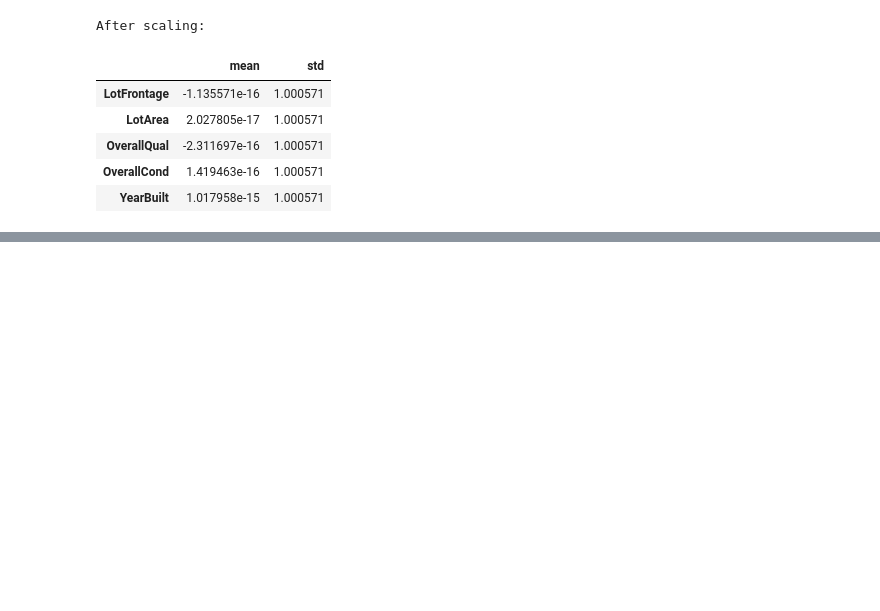
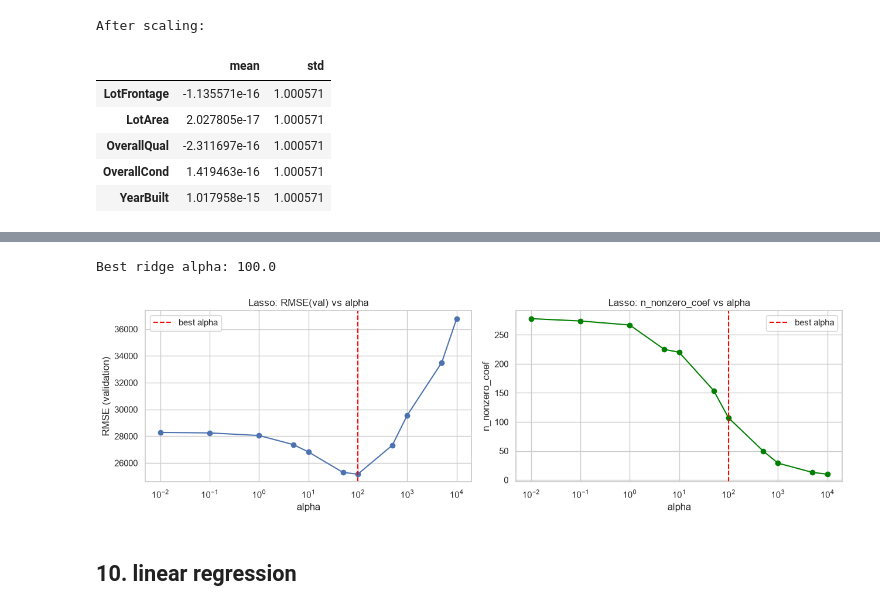
Before and after one commit to anuri-el/Machine-Learning-Technologies, a Jupyter notebook: lab-2.ipynb, the cells around one changed output, grey strips where cells are left out. Saved outputs shown, nothing was run; the diff lists cells and outputs as text; code cells hidden in the pictures; blank space fills up the shorter version.

```diff
--- a/lab-2.ipynb
+++ b/lab-2.ipynb
@@ -293,0 +382,17 @@ After scaling:
+# %%
+lasso_alphas = [0.01, 0.1, 1, 5, 10, 50, 100, 500, 1000, 5000, 10000]
+
+lasso_results = []
+lasso_models = {}
+for a in lasso_alphas:
+    model = Lasso(alpha=a, random_state=RANDOM_STATE, max_iter=50000)
+    model.fit(X_train_final, y_train_final)
+    lasso_models[a] = model
+    y_val_pred = model.predict(X_val_final)
+    m = regression_metrics(y_val_final, y_val_pred)
+    m['alpha'] = a
+    m['n_nonzero_coef'] = int(np.sum(model.coef_ != 0))
+    lasso_results.append(m)
+
+lasso_results_df = pd.DataFrame(lasso_results)[['alpha', 'MAE', 'MSE', 'RMSE', 'R2', 'n_nonzero_coef']]
+lasso_results_df
@@ -293,0 +412,30 @@ After scaling:
+# %%
+best_lasso_alpha = lasso_results_df.loc[lasso_results_df['RMSE'].idxmin(), 'alpha']
+lasso_best = lasso_models[best_lasso_alpha]
+
+print('Best lasso alpha:', best_lasso_alpha)
+print(f"Number of coefficients zeroed out by Lasso at alpha={best_lasso_alpha}:")
+# %% [output]
+Best ridge alpha: 100.0
+# %%
+fig, axes = plt.subplots(1, 2, figsize=(13, 4))
+axes[0].plot(lasso_results_df['alpha'], lasso_results_df['RMSE'], marker='o')
+axes[0].set_xscale('log')
+axes[0].axvline(best_lasso_alpha, color='red', linestyle='--', label='best alpha')
+axes[0].set_xlabel('alpha')
+axes[0].set_ylabel('RMSE (validation)')
+axes[0].set_title('Lasso: RMSE(val) vs alpha')
+axes[0].legend()
+
+axes[1].plot(lasso_results_df['alpha'], lasso_results_df['n_nonzero_coef'], marker='o', color='green')
+axes[1].set_xscale('log')
+axes[1].axvline(best_lasso_alpha, color='red', linestyle='--', label='best alpha')
+axes[1].set_xlabel('alpha')
+axes[1].set_ylabel('n_nonzero_coef')
+axes[1].set_title('Lasso: n_nonzero_coef vs alpha')
+axes[1].legend()
+plt.tight_layout()
+# %% [output]
+[figure, added]
+# %% [markdown]
+## 10. linear regression
```
Also changed, not shown: parts of 10 cells of this notebook, 1 other file.
